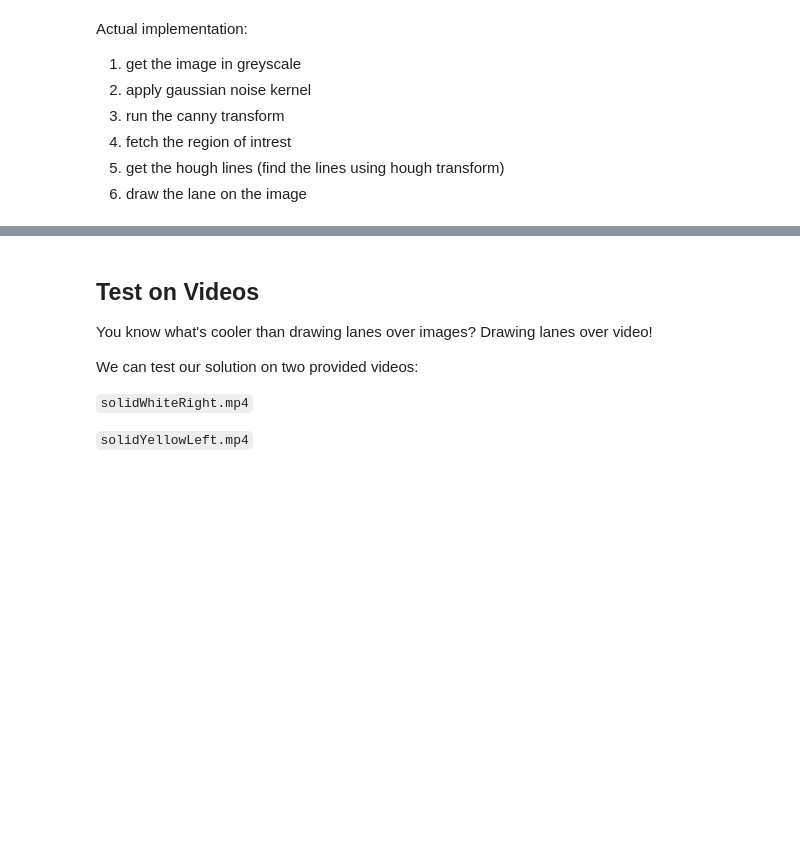
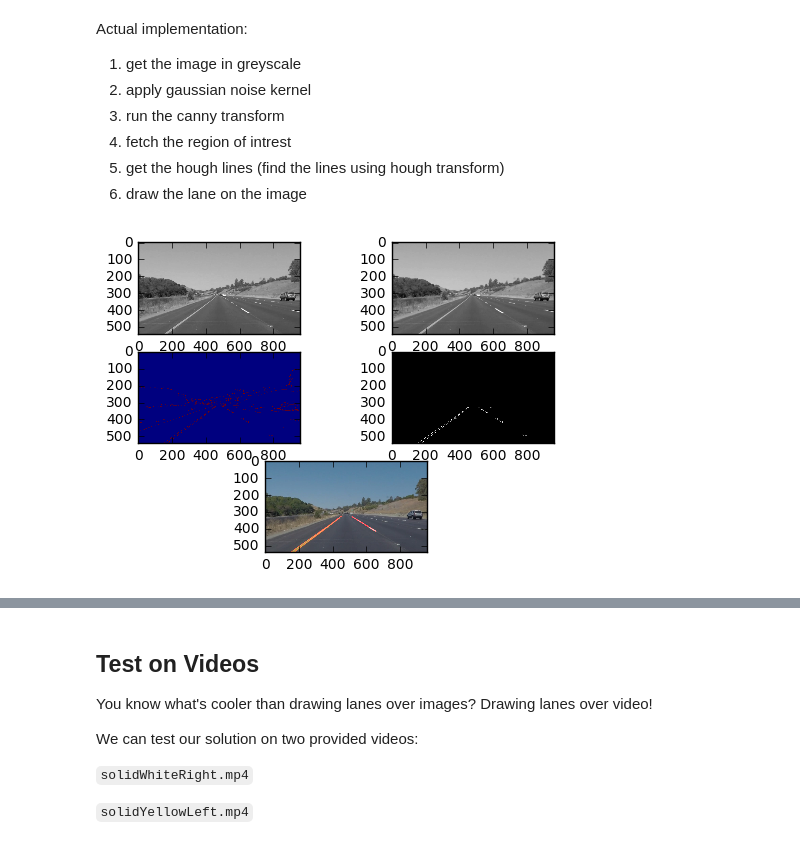
Before and after one commit to sumanth-nirmal/LaneLinesDetector, a Jupyter notebook: P1.ipynb, the cells around one changed output, grey strips where cells are left out. Cells and saved outputs as stored; diff of their text form; code cells hidden in the pictures; blank space fills up the shorter version.

Commit message:
modified params for hough transform added processed images

```diff
--- a/P1.ipynb
+++ b/P1.ipynb
@@ -133,7 +133,7 @@ def hough_lines(img, rho, theta, threshold, min_line_len, max_line_gap):
     Returns an image with hough lines drawn.
     """
     lines = cv2.HoughLinesP(img, rho, theta, threshold, np.array([]), minLineLength=min_line_len, maxLineGap=max_line_gap)
-    line_img = np.zeros((*img.shape, 3), dtype=np.uint8)
+    line_img = np.zeros(img.shape, dtype=np.uint8)
     draw_lines(line_img, lines)
     return line_img
 
@@ -178,30 +178,60 @@ Actual implementation:
 5. get the hough lines (find the lines using hough transform)
 6. draw the lane on the image
 # %%
+import matplotlib.gridspec as gridspec
+
+def get_mask(image):
+    imshape = image.shape
+    mask_vertices = np.array([[(imshape[1]*.44, imshape[0]*.61),
+                              (imshape[1]*0.61, imshape[0]*.61),
+                              (imshape[1]*.94, imshape[0]),
+                              (imshape[1]*.11, imshape[0]*1)]],
+                             dtype=np.int32)
+    return mask_vertices
+
 def find_lines(image):
+    gs = gridspec.GridSpec(3, 2)
+
     # get the image in greyscale
     gray_image = grayscale(image)
+    ax1 = plt.subplot(gs[0,0])
+    ax1.imshow(gray_image, cmap="gray")
 
     #apply gaussian noise kernel
-    blur_gray = gaussian_noise(gray_image, 3)
+    blur_gray = gaussian_blur(gray_image, 5)
+    ax2 = plt.subplot(gs[0,1])
+    ax2.imshow(blur_gray, cmap="gray")
 
     #run the canny transform
     edges = canny(blur_gray, 50, 150)
+    ax3 = plt.subplot(gs[1,0])
+    ax3.imshow(edges)
 
     #fetch the region of intrest
     mask_edges = region_of_interest(edges, get_mask(image))
+    bw_mask_edges = cv2.cvtColor(mask_edges, cv2.COLOR_GRAY2BGR)
+    ax4 = plt.subplot(gs[1,1])
+    ax4.imshow(bw_mask_edges)
 
     #get the hough lines
-    lines_by_hough = hough_lines(mask_edges, 2 , np.pi/180, 40, 10, 5)
+    lines_by_hough = hough_lines(mask_edges, 2 , np.pi/180, 45, 40, 100) #40, 10, 5)
     houghlines = np.dstack((lines_by_hough, np.zeros_like(lines_by_hough), np.zeros_like(lines_by_hough)))
 
     # draw the lane on the image
     wimage = weighted_img(houghlines, image)
+    ax5 = plt.subplot(gs[2,:])
+    ax5.imshow(wimage)
     return wimage
+
+# fetch the test images as an array
+test_images = [ mpimg.imread('test_images/' + i) for i in os.listdir('test_images/')]
 
 #loop through the all images in test_images and find the lanes
 for i in os.listdir("test_images/"):
     image = find_lines(mpimg.imread("test_images/{}".format(i)))
     image = cv2.cvtColor(image, cv2.COLOR_BGR2RGB)
+    #plt.imshow(image)
     # save the images in the output folder
-    cv2.imwrite("output_images/redline_{}".format(i), image )
+    cv2.imwrite("processed_images/redline_{}".format(i), image )
+# %% [output]
+[figure, added]
```
Also changed, not shown: parts of 4 cells of this notebook, 6 other files.
